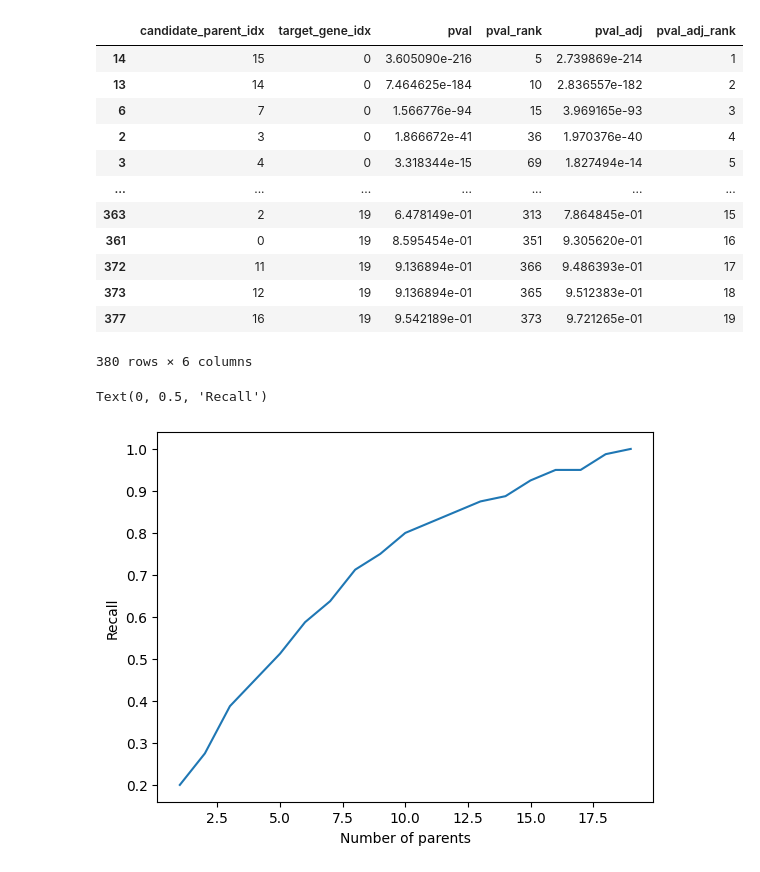
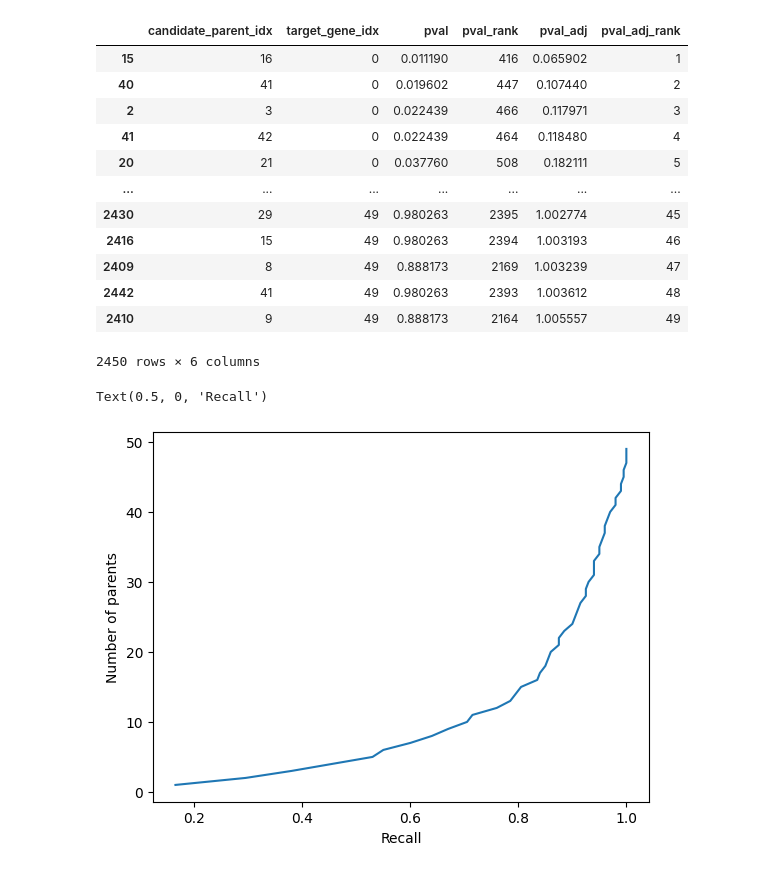
Before and after one commit to azizilab/sdcd, a Jupyter notebook: notebooks/causal_prescreen.ipynb, the cells around one changed output. Saved outputs shown, nothing was run; the diff lists cells and outputs as text; code cells hidden in the pictures.

```diff
--- a/notebooks/causal_prescreen.ipynb
+++ b/notebooks/causal_prescreen.ipynb
@@ -18,7 +18,7 @@ from utils import set_random_seed_all, print_graph_from_weights
 # %%
 set_random_seed_all(0)
 
-n, d = 1000, 20
+n, d = 1000, 50
 n_edges = 4 * d
 B_true = simulation.simulate_dag(d, n_edges, "ER")
 # %%
@@ -45,9 +45,9 @@ def generate_full_interventional_set(B, n, sem_type, knockdown_eff=1.0, seed=0):
     perturbation_label_col = pd.Series(sum([n * [p] for p in perturbation_labels], []))
     X_df = pd.DataFrame(np.vstack(X_subsets), columns=np.arange(d))
     X_df["perturbation_label"] = perturbation_label_col.astype("category")
-    return X_df
+    return X_df, param_dict
 # %%
-X_df = generate_full_interventional_set(B_true, n, "mlp", knockdown_eff=1.0, seed=126)
+X_df, sim_param_dict = generate_full_interventional_set(B_true, n, "mlp", knockdown_eff=1.0, seed=126)
 X_df
 # %% [output]
 |  | 0 | 1 | 2 | 3 | 4 | 5 | 6 | 7 | 8 | 9 | ... | ... |
@@ -187,33 +193,33 @@ ks_edges_parent_rank_df = pd.concat(ks_edges_parent_rank_dfs)
 ks_edges_parent_rank_df
 # %% [output]
 |  | candidate_parent_idx | target_gene_idx | pval | pval_rank | pval_adj | pval_adj_rank |
-| 14 | 15 | 0 | 3.605090e-216 | 5 | 2.739869e-214 | 1 |
-| 13 | 14 | 0 | 7.464625e-184 | 10 | 2.836557e-182 | 2 |
-| 6 | 7 | 0 | 1.566776e-94 | 15 | 3.969165e-93 | 3 |
-| 2 | 3 | 0 | 1.866672e-41 | 36 | 1.970376e-40 | 4 |
-| 3 | 4 | 0 | 3.318344e-15 | 69 | 1.827494e-14 | 5 |
+| 15 | 16 | 0 | 0.011190 | 416 | 0.065902 | 1 |
+| 40 | 41 | 0 | 0.019602 | 447 | 0.107440 | 2 |
+| 2 | 3 | 0 | 0.022439 | 466 | 0.117971 | 3 |
+| 41 | 42 | 0 | 0.022439 | 464 | 0.118480 | 4 |
+| 20 | 21 | 0 | 0.037760 | 508 | 0.182111 | 5 |
 | ... | ... | ... | ... | ... | ... | ... |
-| 363 | 2 | 19 | 6.478149e-01 | 313 | 7.864845e-01 | 15 |
-| 361 | 0 | 19 | 8.595454e-01 | 351 | 9.305620e-01 | 16 |
-| 372 | 11 | 19 | 9.136894e-01 | 366 | 9.486393e-01 | 17 |
-| 373 | 12 | 19 | 9.136894e-01 | 365 | 9.512383e-01 | 18 |
-| 377 | 16 | 19 | 9.542189e-01 | 373 | 9.721265e-01 | 19 |
+| 2430 | 29 | 49 | 0.980263 | 2395 | 1.002774 | 45 |
+| 2416 | 15 | 49 | 0.980263 | 2394 | 1.003193 | 46 |
+| 2409 | 8 | 49 | 0.888173 | 2169 | 1.003239 | 47 |
+| 2442 | 41 | 49 | 0.980263 | 2393 | 1.003612 | 48 |
+| 2410 | 9 | 49 | 0.888173 | 2164 | 1.005557 | 49 |
-380 rows × 6 columns
+2450 rows × 6 columns
 # %%
 B_ranks = np.zeros_like(B_true) + d
 for row in ks_edges_parent_rank_df.iterrows():
     B_ranks[int(row[1]["candidate_parent_idx"]), int(row[1]["target_gene_idx"])] = row[1]["pval_adj_rank"]
 
-n_parents = list(range(1, 20))
+n_parents = list(range(1, d))
 recalls = []
 B_true_bool = B_true.astype(bool)
 for n_parent in n_parents:
     B_rank_thresh = B_ranks <= n_parent
     recalls.append(np.sum(B_true_bool & B_rank_thresh) / np.sum(B_true_bool))
 
-plt.plot(n_parents, recalls)
-plt.xlabel("Number of parents")
-plt.ylabel("Recall")
+plt.plot(recalls, n_parents)
+plt.ylabel("Number of parents")
+plt.xlabel("Recall")
 # %% [output]
-Text(0, 0.5, 'Recall')
+Text(0.5, 0, 'Recall')
-[figure, old version]
+[figure, new version]
```
Also changed, not shown: parts of 27 cells of this notebook, 2 other files.
